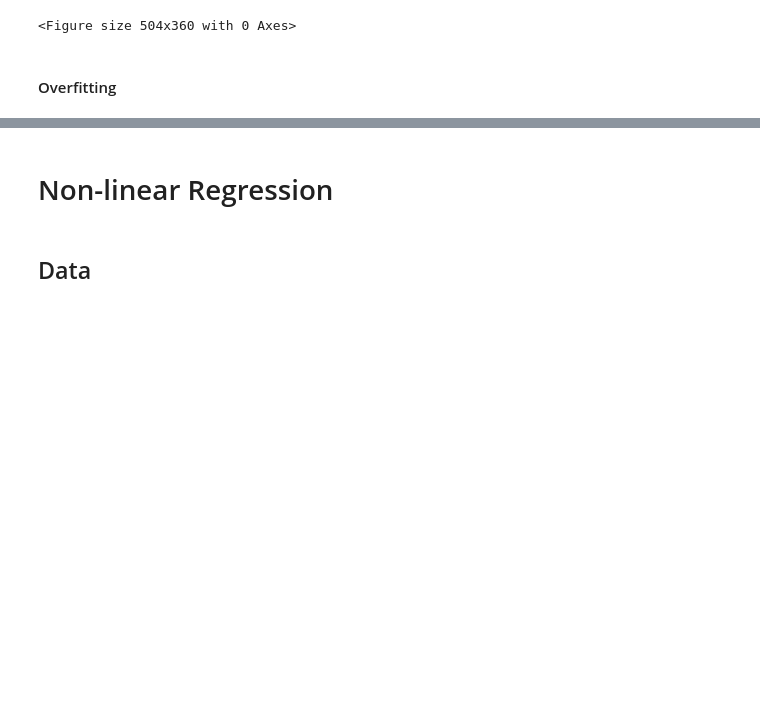
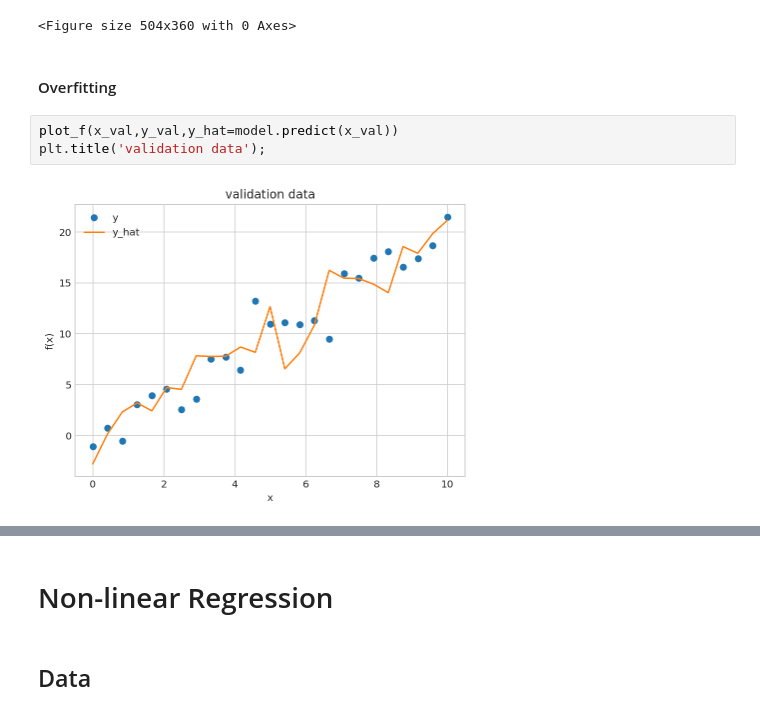
Before and after one commit to uschmidt83/keras-intro, a Jupyter notebook: 01-regression.ipynb, the cells around one changed output, grey strips where cells are left out. Cells and saved outputs as stored; diff of their text form; blank space fills up the shorter version.

```diff
--- a/01-regression.ipynb
+++ b/01-regression.ipynb
@@ -328,3 +331,8 @@ hist = model.fit(x,y,validation_data=(x_val,y_val),batch_size=N,epochs=5000,verb
 <Figure size 504x360 with 0 Axes>
 # %% [markdown]
 #### Overfitting
+# %%
+plot_f(x_val,y_val,y_hat=model.predict(x_val))
+plt.title('validation data');
+# %% [output]
+[figure, added]
```
Also changed, not shown: parts of 23 cells of this notebook.
